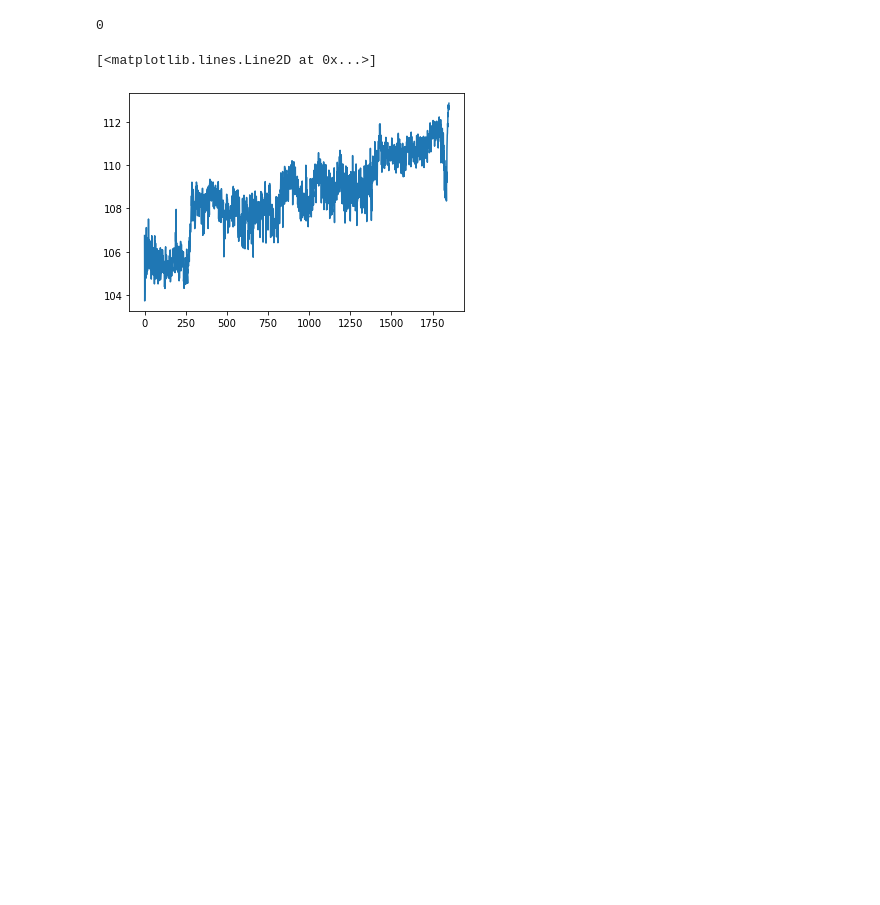
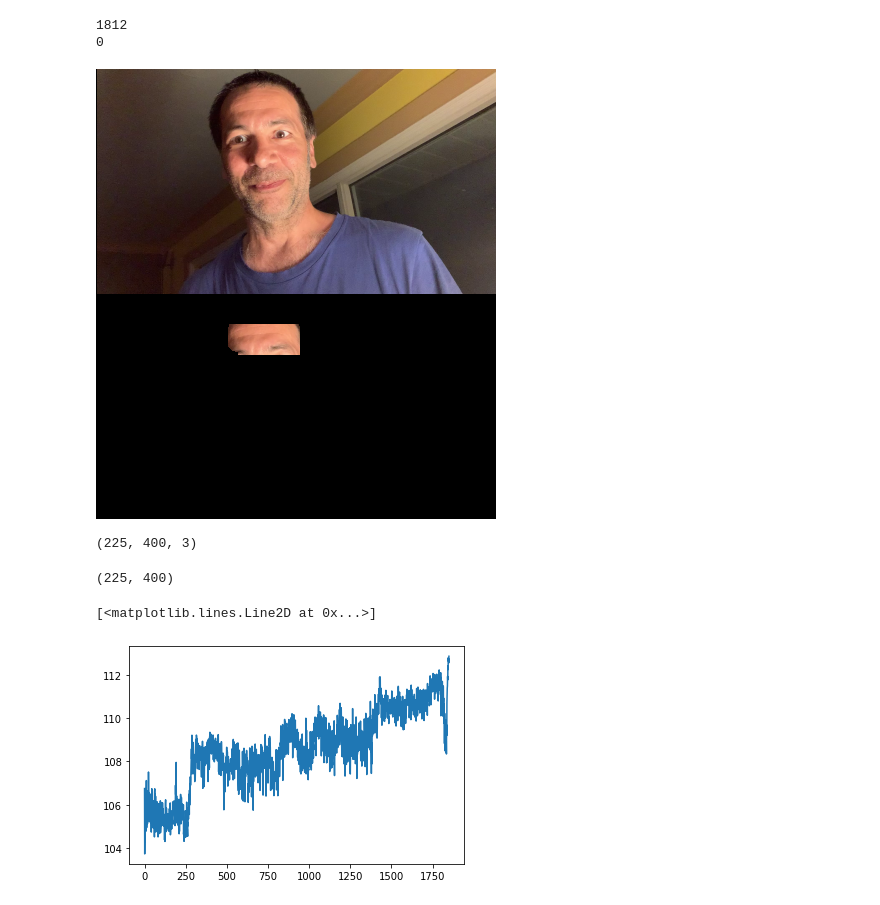
Before and after one commit to NoelleI/Udacity-Deployment, a Jupyter notebook: Heartbeat.ipynb, the cells around one changed output. Cells and saved outputs as stored; diff of their text form; code cells hidden in the pictures; blank space fills up the shorter version.

```diff
--- a/Heartbeat.ipynb
+++ b/Heartbeat.ipynb
@@ -25,7 +25,7 @@ upper = np.array([20, 255, 255], dtype = "uint8")
 # to the gray
 
 
-camera = cv2.VideoCapture("IMG_3835.MOV")
+camera = cv2.VideoCapture("IMG_4098.MOV")
 n_frames = int(camera.get(cv2.CAP_PROP_FRAME_COUNT))
 classifier = cv2.CascadeClassifier('haarcascade_frontalface_default.xml')
 print(n_frames)
@@ -38,7 +38,7 @@ ga = []
 ba = []
 
 # keep looping over the frames in the video
-for i in range(n_frames):
+for i in range(1):#   (n_frames):
 
     print(i)
 	# grab the current frame
@@ -71,59 +71,59 @@ for i in range(n_frames):
           [x, y, width, height] = box
           x2 = x + width
           y2 = y + height
+          x2 = int(x2 - 0.2*width)
+          x = int(x + 0.2*width)
+          y2 = int(y2 - 0.74*height)
            	# draw a rectangle over the pixels
-          cv2.rectangle(frame, (x, y), (x2, y2), (255,255,255), -1)
-
+          temp = np.zeros([frame.shape[0], frame.shape[1]])
+          cv2.rectangle(temp, (x, y), (x2, y2), (255,255,255), -1)
+          temp = temp/255
+          temp = temp.astype(np.uint8)
+          skin = cv2.bitwise_and(skin, skin, mask = temp)
 
 
 
         #find the average red, green and blue in the skin
         N = 0
         r=0
         g=0
         b=0
         skinr = skin[:,:,0].reshape(-1)
         sking = skin[:,:,1].reshape(-1)
         skinb = skin[:,:,2].reshape(-1)
 
         #print(skinMask.shape)
         for i, pixel in enumerate(skinMask.reshape(-1)):
           if  not pixel==0:
             r += skinr[i]
             g += sking[i]
             b += skinb[i]
             N+=1
         ra += [r/N]
         ga += [g/N]
         ba += [b/N]
 
 
 
 
 	# show the skin in the image along with the mask
 
-        #detector = MTCNN()
-        # detect faces in the image
-        #faces = detector.detect_faces(frame)
-        #print("len faces =", len(faces))
-
-
-        #bboxes = classifier.detectMultiScale(frame, 1.005, 3)
-        #print('len bboxes:', len(bboxes))
-# print bounding box for each detected face
-        #for box in bboxes:
-	# extract
-            #[x, y, width, height] = box
-           # x2 = x + width
-            #y2 = y + height
-           	# draw a rectangle over the pixels
-            #cv2.rectangle(frame, (x, y), (x2, y2), (0,0,255), 1)
-        #cv2_imshow(np.vstack([frame, skin]))
+        cv2_imshow(np.vstack([frame, skin]))
 # cleanup the camera and close any open windows
 camera.release()
 cv2.destroyAllWindows()
 # %% [output]
+1812
 0
+[figure, added]
+# %%
+temp.shape
+# %% [output]
+(225, 400, 3)
+# %%
+skinMask.shape
+# %% [output]
+(225, 400)
 # %%
 ra = np.array(ra)
 # %%
```
